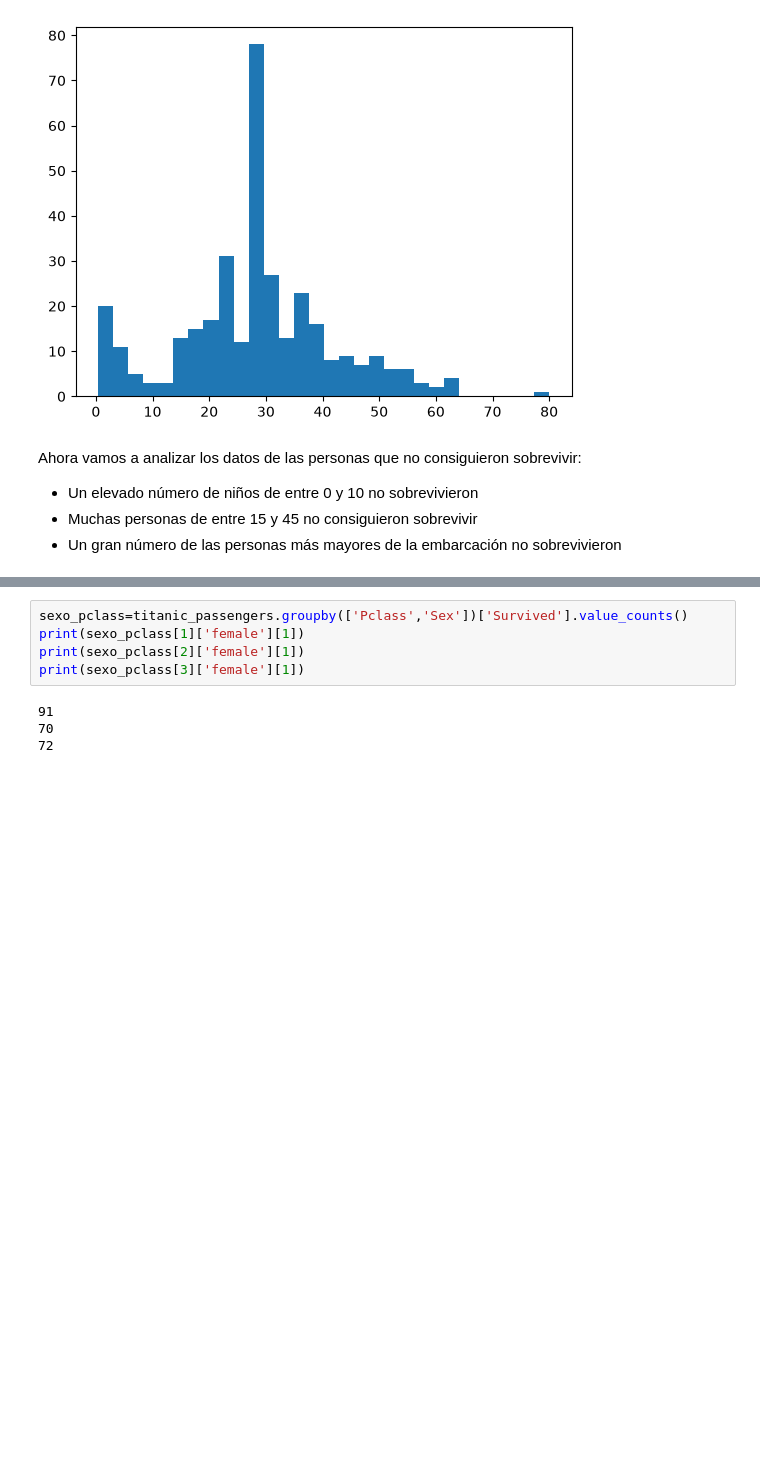
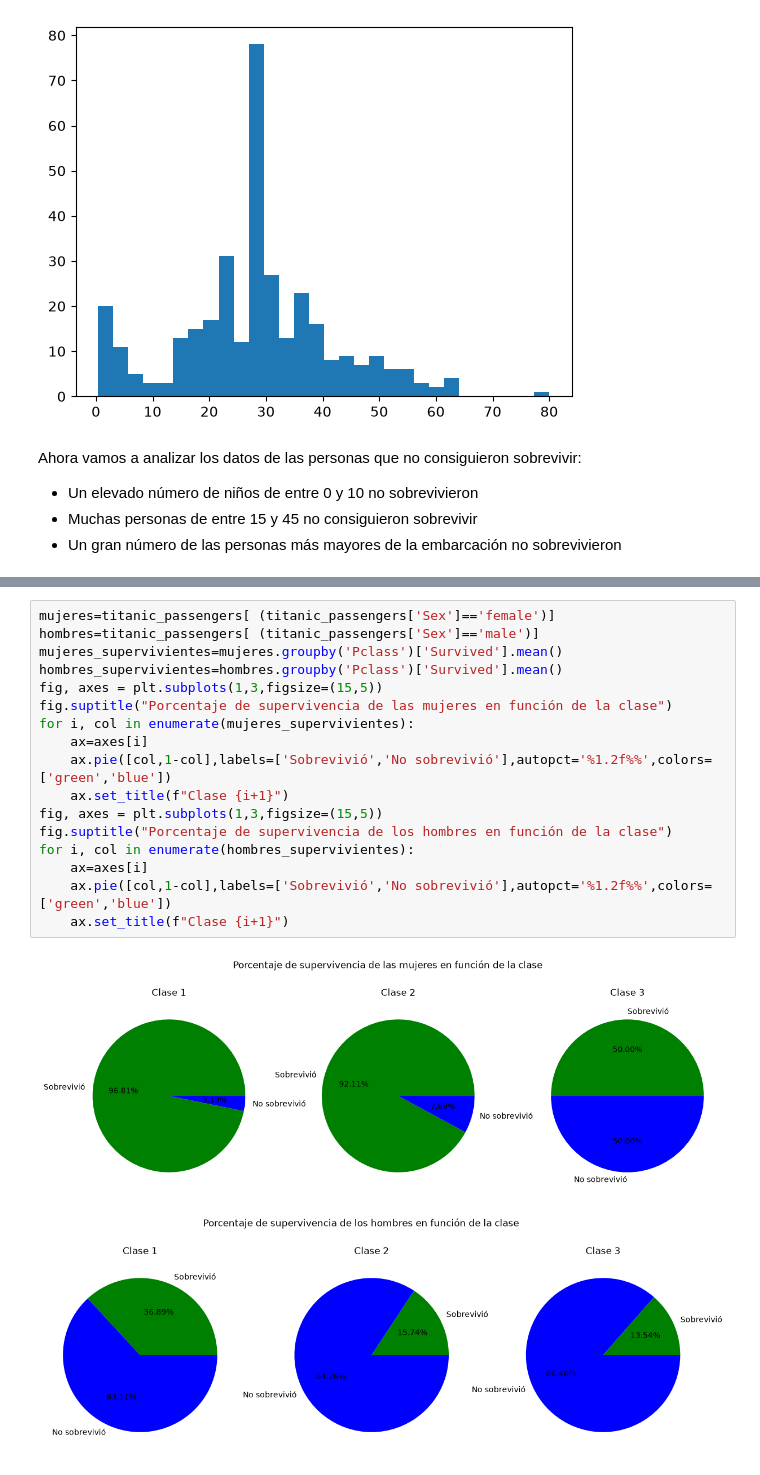
Before and after one commit to AndresDAM2526/PIA, a Jupyter notebook: Tarea1_EDA.ipynb, the cells around one changed output, grey strips where cells are left out. Cells and saved outputs as stored; diff of their text form; blank space fills up the shorter version.

Commit message:
Se finaliza el EDA de Titanic

```diff
--- a/Tarea1_EDA.ipynb
+++ b/Tarea1_EDA.ipynb
@@ -265,9 +245,20 @@ plt.show()
 # %%
-sexo_pclass=titanic_passengers.groupby(['Pclass','Sex'])['Survived'].value_counts()
-print(sexo_pclass[1]['female'][1])
-print(sexo_pclass[2]['female'][1])
-print(sexo_pclass[3]['female'][1])
+mujeres=titanic_passengers[ (titanic_passengers['Sex']=='female')]
+hombres=titanic_passengers[ (titanic_passengers['Sex']=='male')]
+mujeres_supervivientes=mujeres.groupby('Pclass')['Survived'].mean()
+hombres_supervivientes=hombres.groupby('Pclass')['Survived'].mean()
+fig, axes = plt.subplots(1,3,figsize=(15,5))
+fig.suptitle("Porcentaje de supervivencia de las mujeres en función de la clase")
+for i, col in enumerate(mujeres_supervivientes):
+    ax=axes[i]
+    ax.pie([col,1-col],labels=['Sobrevivió','No sobrevivió'],autopct='%1.2f%%',colors=['green','blue'])
+    ax.set_title(f"Clase {i+1}")
+fig, axes = plt.subplots(1,3,figsize=(15,5))
+fig.suptitle("Porcentaje de supervivencia de los hombres en función de la clase")
+for i, col in enumerate(hombres_supervivientes):
+    ax=axes[i]
+    ax.pie([col,1-col],labels=['Sobrevivió','No sobrevivió'],autopct='%1.2f%%',colors=['green','blue'])
+    ax.set_title(f"Clase {i+1}")
 # %% [output]
-91
-70
-72
+[figure, added]
+[figure, added]
```
Also changed, not shown: parts of 11 cells of this notebook.
